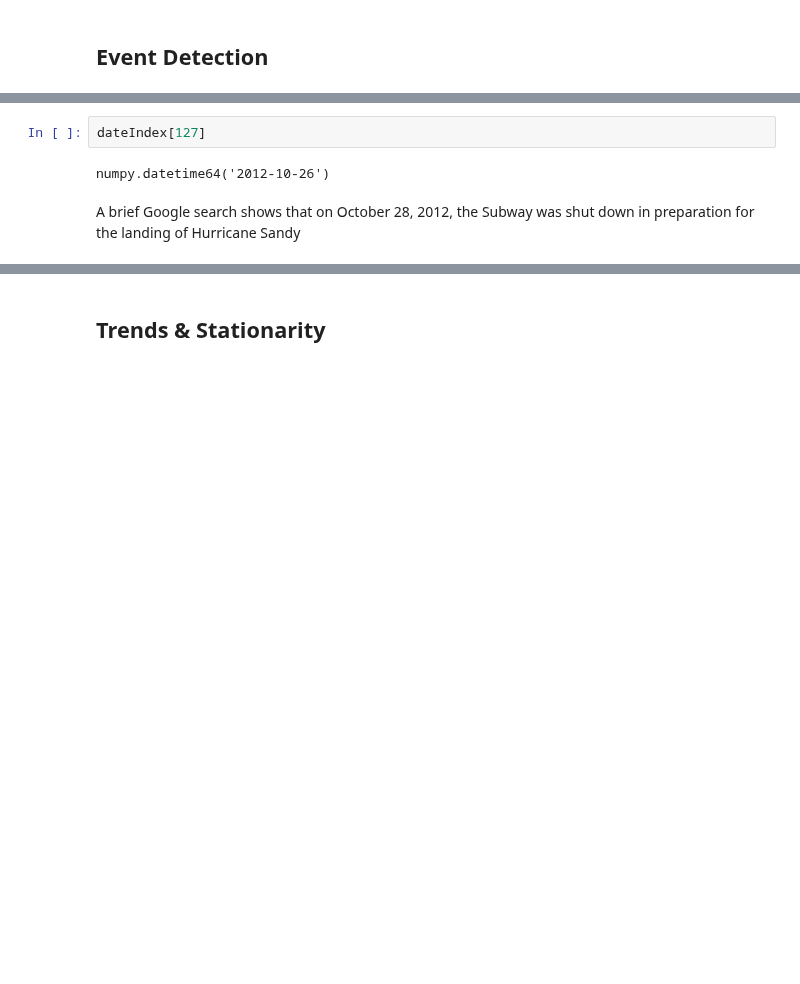
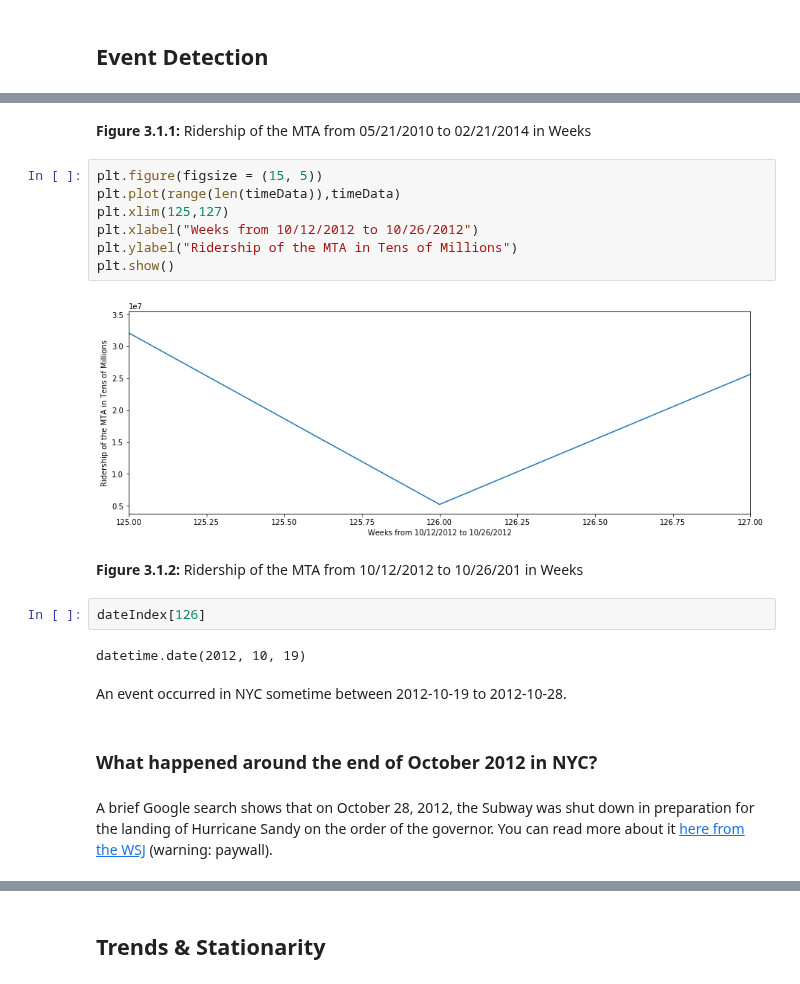
Before and after one commit to seanandrewchen/PUI2017_sac820, a Jupyter notebook: HW10_sac820/HW10_sac820.ipynb, the cells around one changed output, grey strips where cells are left out. Drawn from its saved outputs; the diff is of its cells as text; blank space fills up the shorter version.

```diff
--- a/HW10_sac820/HW10_sac820.ipynb
+++ b/HW10_sac820/HW10_sac820.ipynb
@@ -90,6 +151,23 @@ plt.show()
+# %% [markdown]
+**Figure 3.1.1:** Ridership of the MTA from 05/21/2010 to 02/21/2014 in Weeks
+# %%
+plt.figure(figsize = (15, 5))
+plt.plot(range(len(timeData)),timeData)
+plt.xlim(125,127)
+plt.xlabel("Weeks from 10/12/2012 to 10/26/2012")
+plt.ylabel("Ridership of the MTA in Tens of Millions")
+plt.show()
+# %% [output]
+[figure, added]
+# %% [markdown]
+**Figure 3.1.2:** Ridership of the MTA from 10/12/2012 to 10/26/201 in Weeks
 # %%
-dateIndex[127]
+dateIndex[126]
 # %% [output]
-numpy.datetime64('2012-10-26')
+datetime.date(2012, 10, 19)
+# %% [markdown]
+An event occurred in NYC sometime between 2012-10-19 to 2012-10-28.
+# %% [markdown]
+### What happened around the end of October 2012 in NYC?
 # %% [markdown]
-A brief Google search shows that on October 28, 2012, the Subway was shut down in preparation for the landing of Hurricane Sandy
+A brief Google search shows that on October 28, 2012, the Subway was shut down in preparation for the landing of Hurricane Sandy on the order of the governor. You can read more about it [here from the WSJ](https://www.wsj.com/articles/SB10001424052970204840504578084582421401190) (warning: paywall).
```
Also changed, not shown: parts of 68 cells of this notebook.
